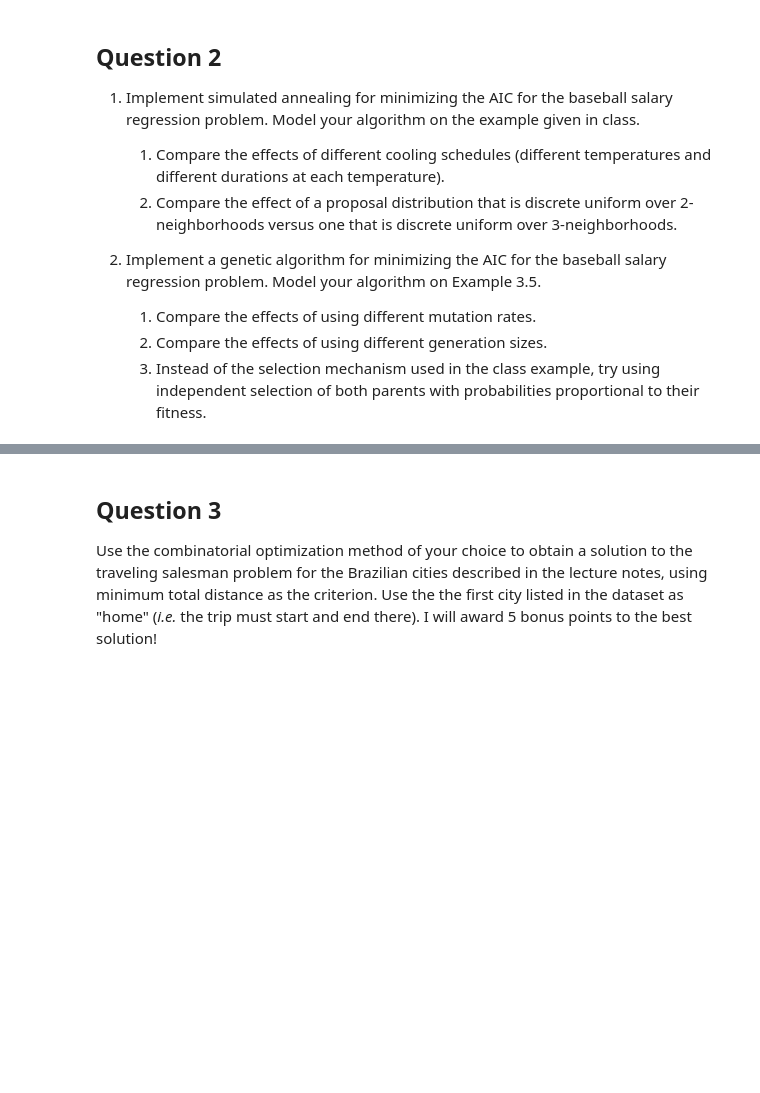
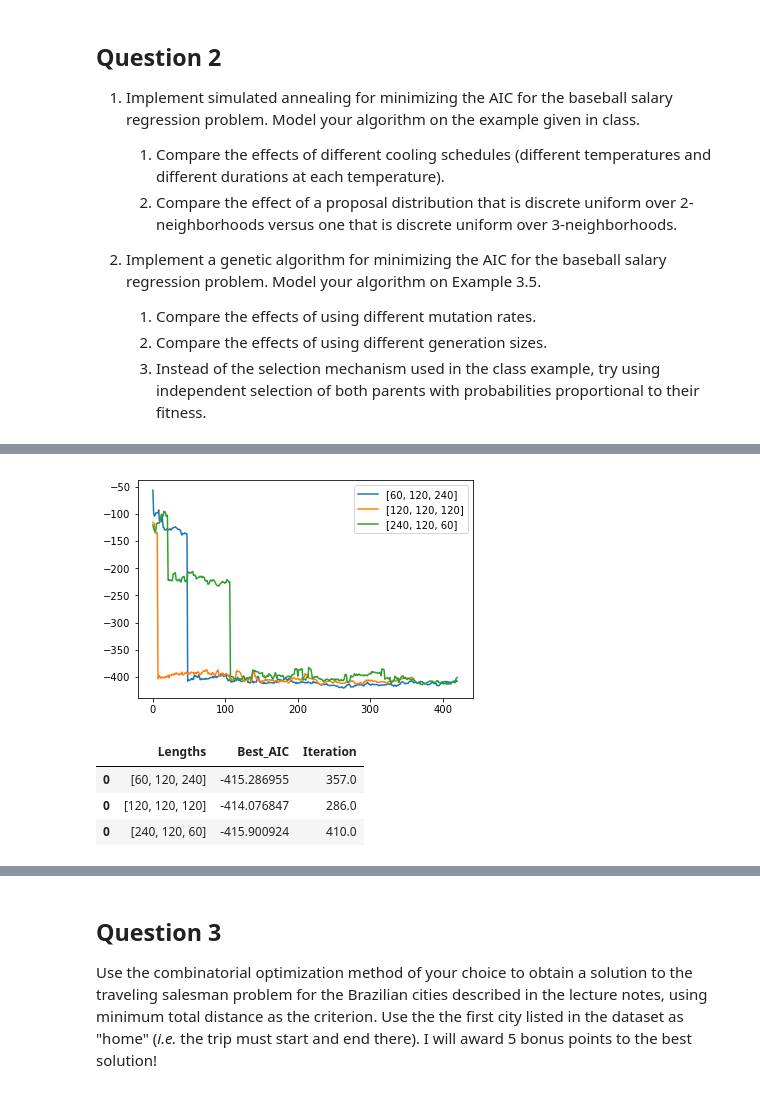
Before and after one commit to sfmaddox/8366_sfmaddox, a Jupyter notebook: Homework 1.ipynb, the cells around one changed output, grey strips where cells are left out. Cells and saved outputs as stored; diff of their text form; code cells hidden in the pictures; blank space fills up the shorter version.

```diff
--- a/Homework 1.ipynb
+++ b/Homework 1.ipynb
@@ -70,0 +168,33 @@ NameError: name 'baseball' is not defined
+# %%
+t=20
+len1 = 60
+len2 = 120
+len3 = 240
+comparisons = pd.DataFrame(columns=["Lengths","Best_AIC", "Iteration"])
+aic_values,aic_best,solution_best=simulated_annealing(t, len1, len2, len3, num_flips)
+plt.plot(aic_values, label = str([len1, len2, len3]))
+df1 = pd.DataFrame([[str([len1, len2, len3]), aic_best, np.where(aic_values==aic_best)[0][0]]],columns=["Lengths", "Best_AIC", "Iteration"])
+comparisons=comparisons.append(df1)
+len1= len2= len3 = 120
+aic_values,aic_best,solution_best=simulated_annealing(t, len1, len2, len3, num_flips)
+plt.plot(aic_values, label = str([len1, len2, len3]))
+df1 = pd.DataFrame([[str([len1, len2, len3]), aic_best, np.where(aic_values==aic_best)[0][0]]],columns=["Lengths", "Best_AIC", "Iteration"])
+comparisons=comparisons.append(df1)
+len1 = 240
+len2 = 120
+len3= 60
+aic_values,aic_best,solution_best=simulated_annealing(t, len1, len2, len3, num_flips)
+plt.plot(aic_values, label = str([len1, len2, len3]))
+df1 = pd.DataFrame([[str([len1, len2, len3]), aic_best, np.where(aic_values==aic_best)[0][0]]],columns=["Lengths", "Best_AIC", "Iteration"])
+comparisons=comparisons.append(df1)
+plt.legend()
+plt.show()
+# %% [output]
+[figure, added]
+# %%
+comparisons
+# %% [output]
+|  | Lengths | Best_AIC | Iteration |
+| 0 | [60, 120, 240] | -415.286955 | 357.0 |
+| 0 | [120, 120, 120] | -414.076847 | 286.0 |
+| 0 | [240, 120, 60] | -415.900924 | 410.0 |
```
Also changed, not shown: parts of 29 cells of this notebook.
